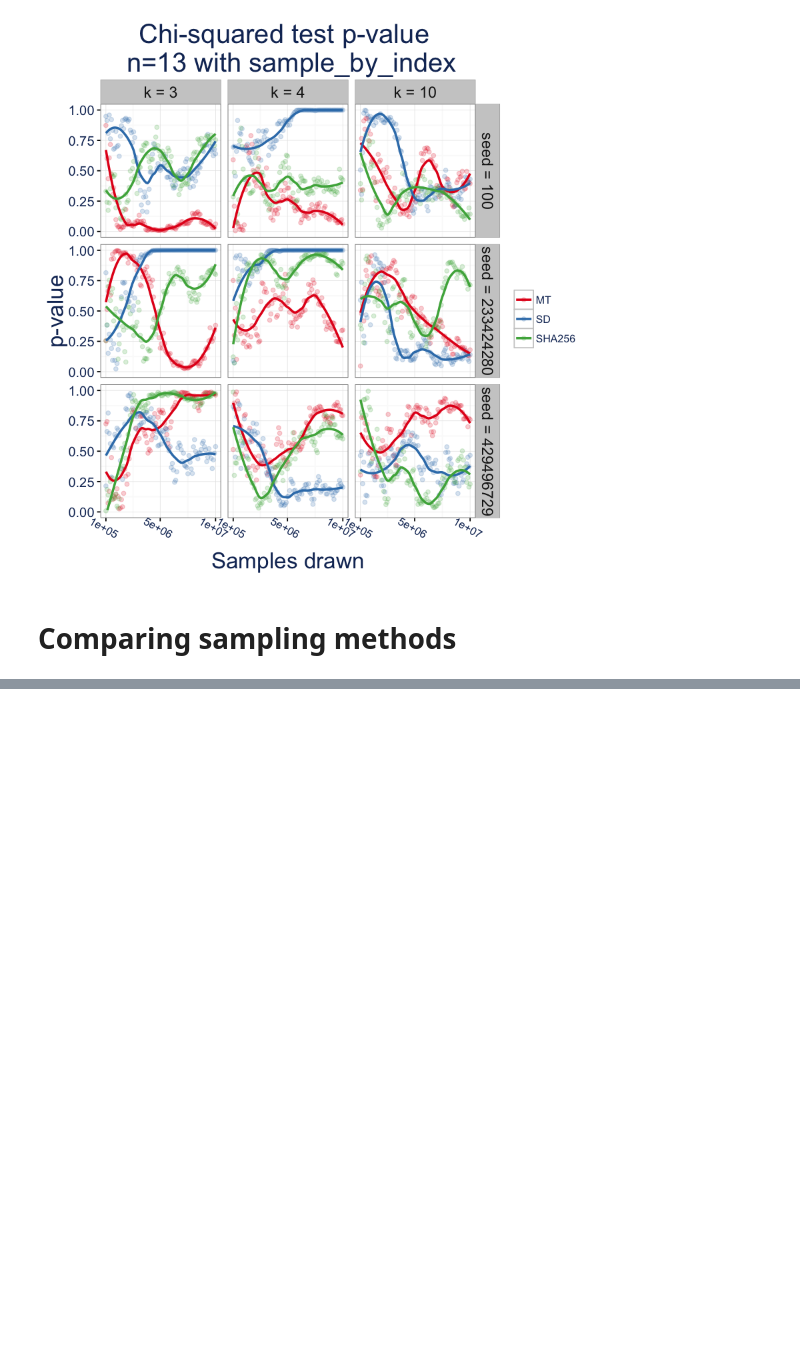
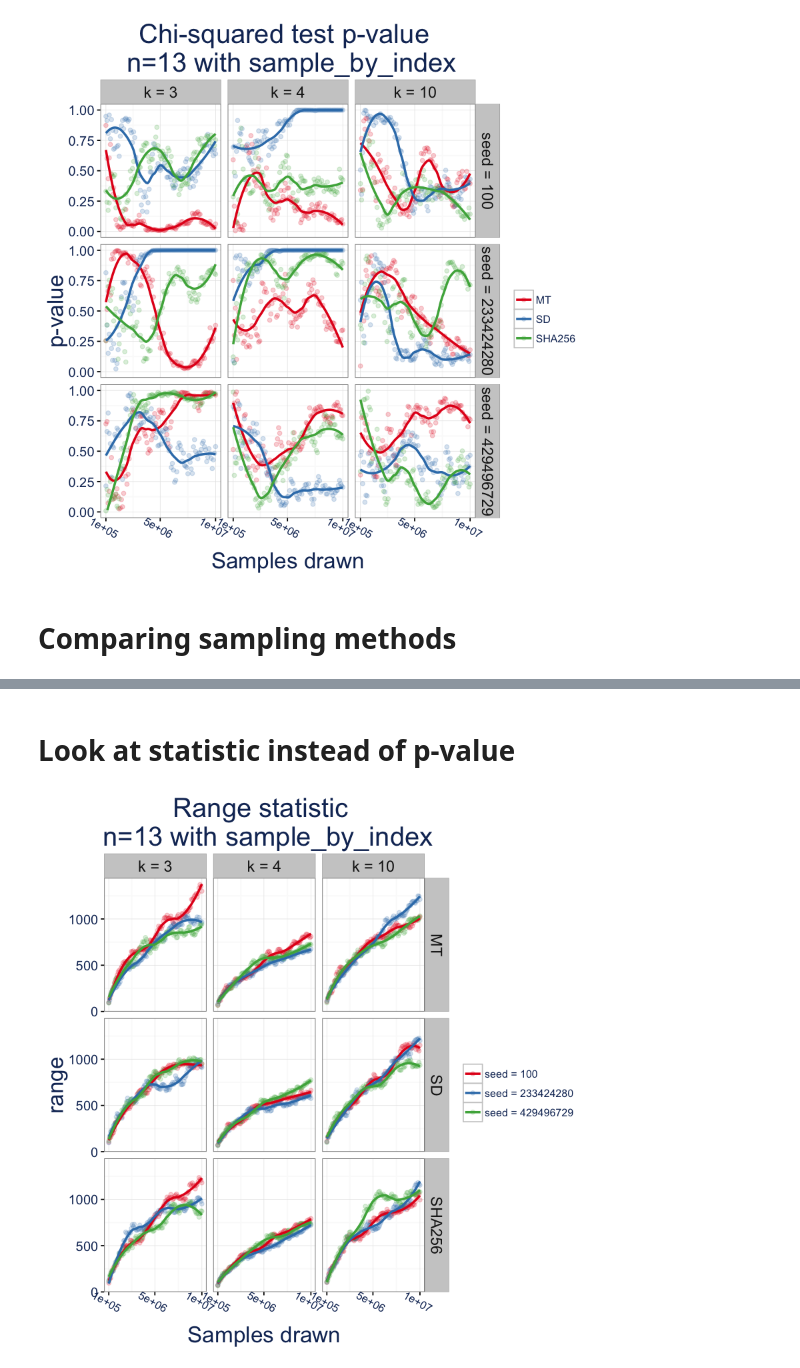
Before and after one commit to kellieotto/prng-slides, a Jupyter notebook: code/freq-sim-results.ipynb, the cells around one changed output, grey strips where cells are left out. Drawn from its saved outputs; the diff is of its cells as text; code cells hidden in the pictures; blank space fills up the shorter version.

```diff
--- a/code/freq-sim-results.ipynb
+++ b/code/freq-sim-results.ipynb
@@ -235,0 +236,23 @@ pdf
+# %% [markdown]
+# Look at statistic instead of p-value
+# %%
+n13_rangestat_sbi = res %>%
+    filter(Algorithm == "sample_by_index") %>%
+    filter(Pop.size == 13) %>%
+    filter(PRNG != "RANDU") %>%
+    mutate(seed = paste0("seed = ", seed)) %>%
+    mutate(Sample.size = paste0("k = ", Sample.size)) %>%
+    mutate(Sample.size = factor(Sample.size, levels = c("k = 3", "k = 4", "k = 10"))) %>%
+    ggplot(aes(x = reps, y = Range.Stat, color = factor(seed))) +
+    geom_point(alpha = 0.2) + geom_smooth(se = FALSE, span = 0.5) +
+    facet_grid(PRNG~Sample.size) +
+    ggtitle("Range statistic \n n=13 with sample_by_index") +
+    report_theme +
+    xlab("Samples drawn") +
+    ylab("range") +
+    labs(color = "") +
+    scale_color_brewer(palette = "Set1") +
+    scale_x_continuous(breaks = c(1e5, 5*1e6, 1e7))
+n13_rangestat_sbi
+# %% [output]
+[figure, added]
```
Also changed, not shown: parts of 2 cells of this notebook, 10 other files.
